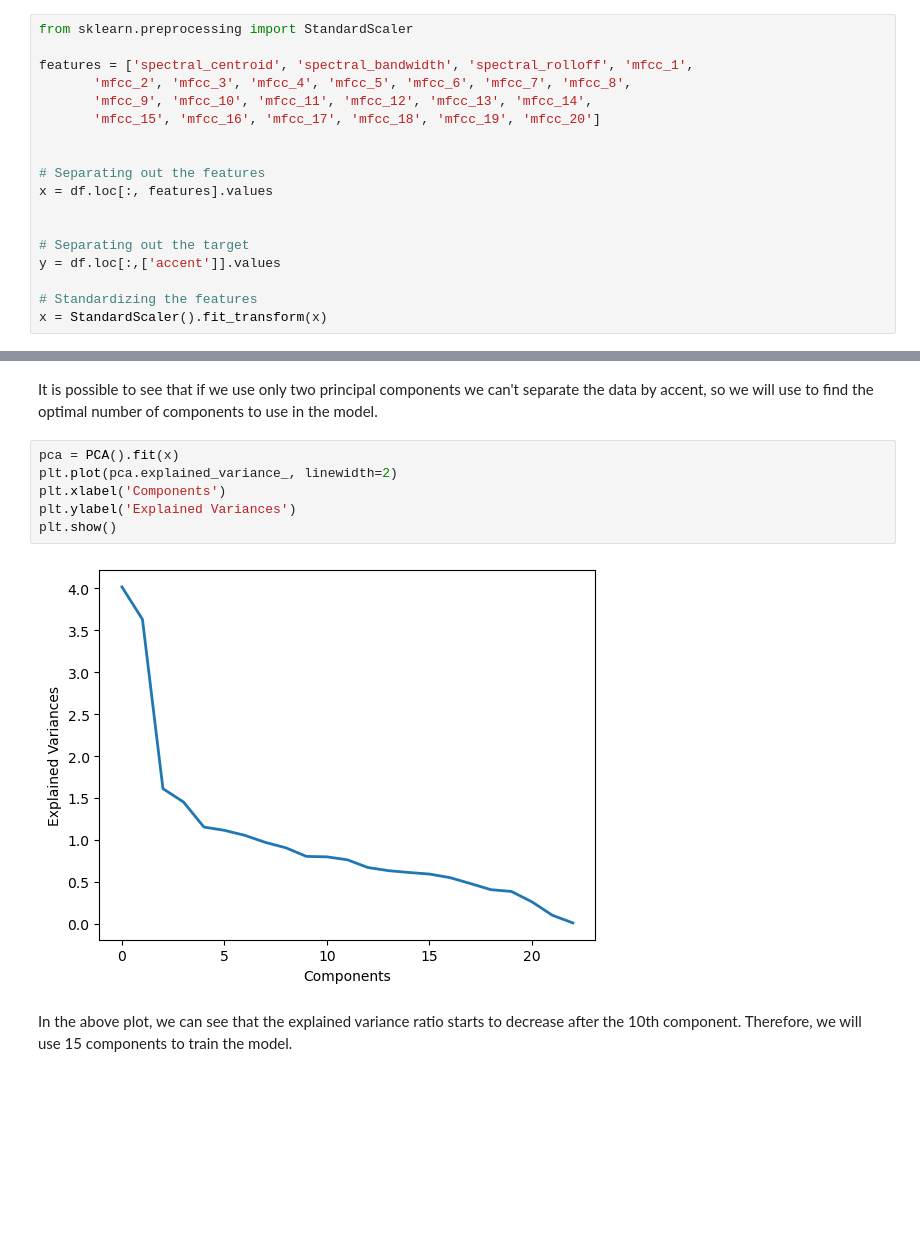
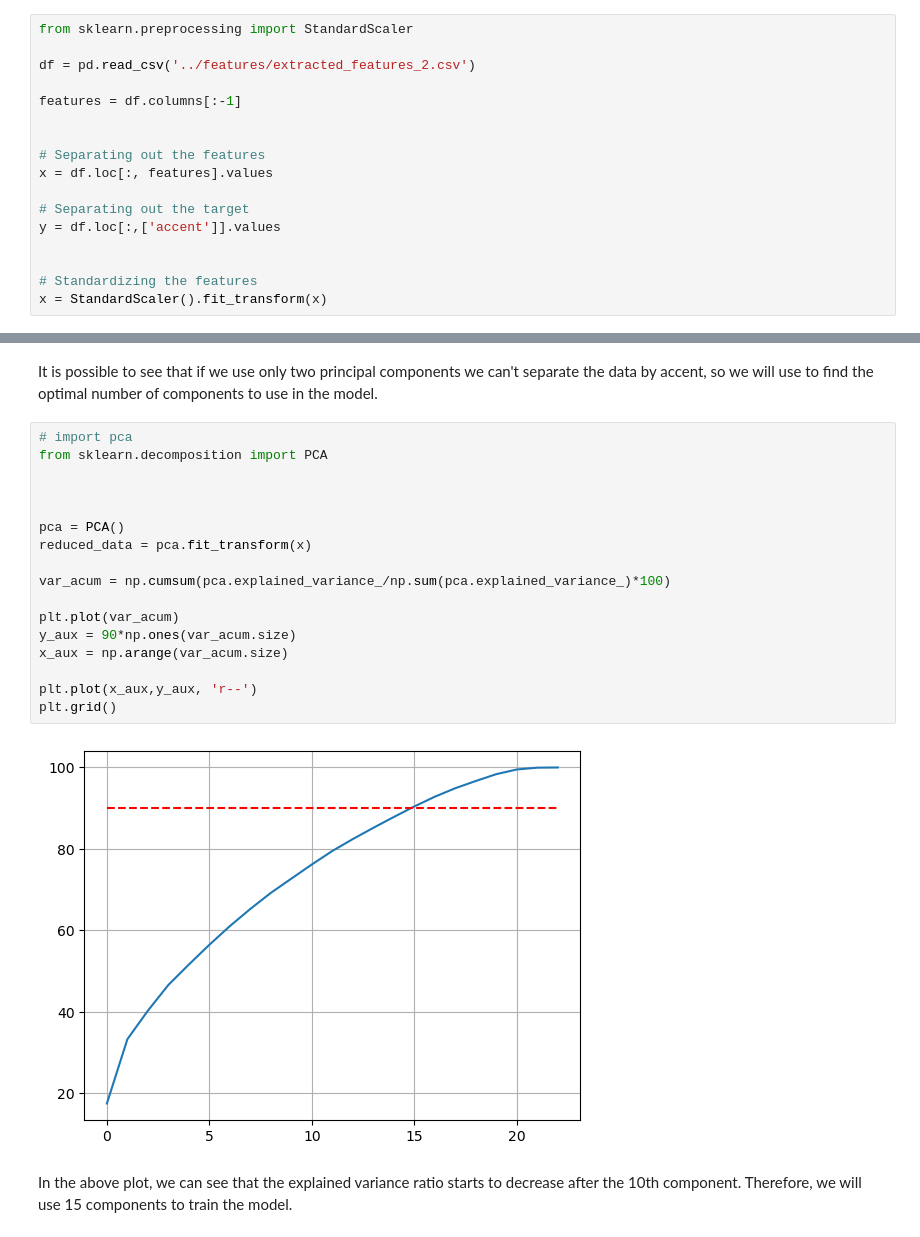
Before and after one commit to CristianPerafan/ArtificialIntelligenceProject, a Jupyter notebook: Delivery2/ExploratoryDataAnalysis2.ipynb, the cells around one changed output, grey strips where cells are left out. Saved outputs shown, nothing was run; the diff lists cells and outputs as text; blank space fills up the shorter version.

```diff
--- a/Delivery2/ExploratoryDataAnalysis2.ipynb
+++ b/Delivery2/ExploratoryDataAnalysis2.ipynb
@@ -349,18 +422,17 @@ Feature to estandarize:
 # %%
 from sklearn.preprocessing import StandardScaler
 
-features = ['spectral_centroid', 'spectral_bandwidth', 'spectral_rolloff', 'mfcc_1',
-       'mfcc_2', 'mfcc_3', 'mfcc_4', 'mfcc_5', 'mfcc_6', 'mfcc_7', 'mfcc_8',
-       'mfcc_9', 'mfcc_10', 'mfcc_11', 'mfcc_12', 'mfcc_13', 'mfcc_14',
-       'mfcc_15', 'mfcc_16', 'mfcc_17', 'mfcc_18', 'mfcc_19', 'mfcc_20']
+df = pd.read_csv('../features/extracted_features_2.csv')
+
+features = df.columns[:-1]
 
 
 # Separating out the features
 x = df.loc[:, features].values
 
-
 # Separating out the target
 y = df.loc[:,['accent']].values
 
+
 # Standardizing the features
 x = StandardScaler().fit_transform(x)
@@ -414,13 +455,24 @@ ax.grid()
 # %% [markdown]
 It is possible to see that if we use only two principal components we can't separate the data by accent, so we will use to find the optimal number of components to use in the model.
-# %%
-pca = PCA().fit(x)
-plt.plot(pca.explained_variance_, linewidth=2)
-plt.xlabel('Components')
-plt.ylabel('Explained Variances')
-plt.show()
-# %% [output]
-[figure, removed]
+# %%
+# import pca
+from sklearn.decomposition import PCA
+
+
+
+pca = PCA()
+reduced_data = pca.fit_transform(x)
+
+var_acum = np.cumsum(pca.explained_variance_/np.sum(pca.explained_variance_)*100)
+
+plt.plot(var_acum)
+y_aux = 90*np.ones(var_acum.size)
+x_aux = np.arange(var_acum.size)
+
+plt.plot(x_aux,y_aux, 'r--')
+plt.grid()
+# %% [output]
+[figure, added]
 # %% [markdown]
 In the above plot, we can see that the explained variance ratio starts to decrease after the 10th component. Therefore, we will use 15 components to train the model.
 # %%
```
Also changed, not shown: parts of 26 cells of this notebook, 2 other files.
